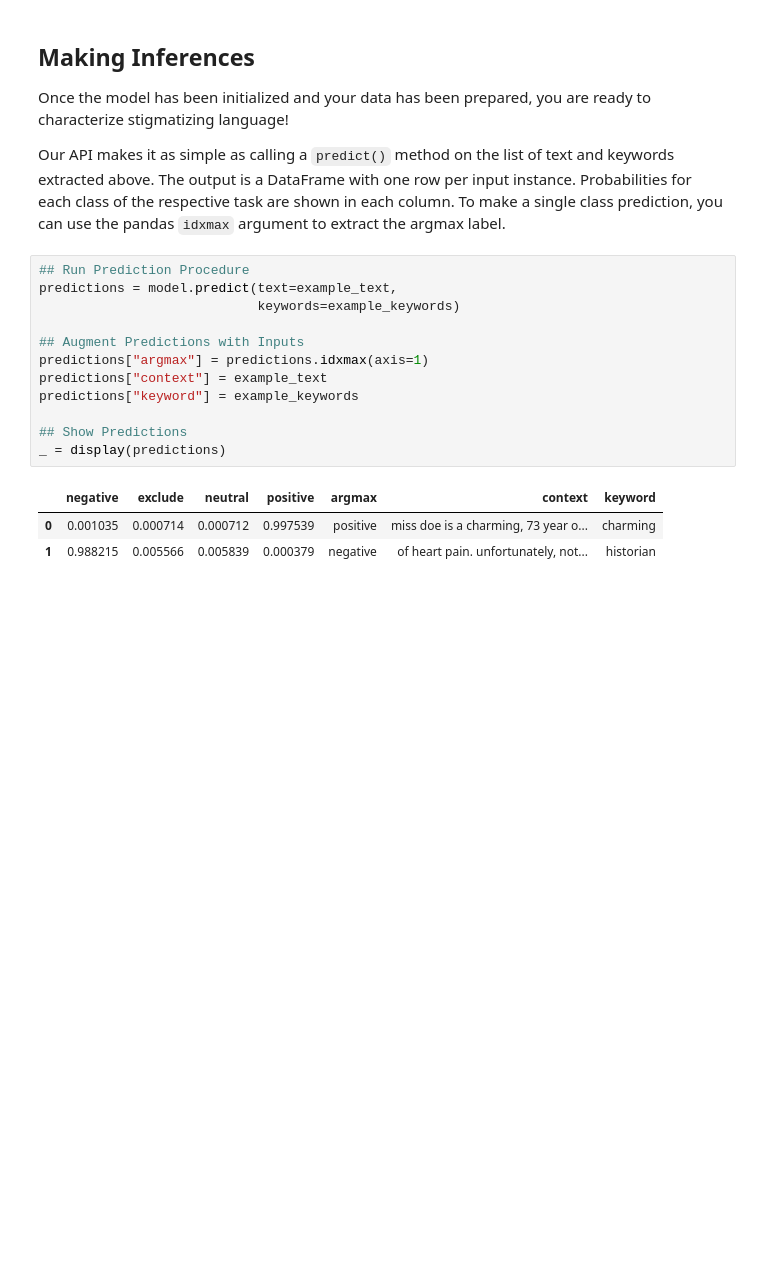
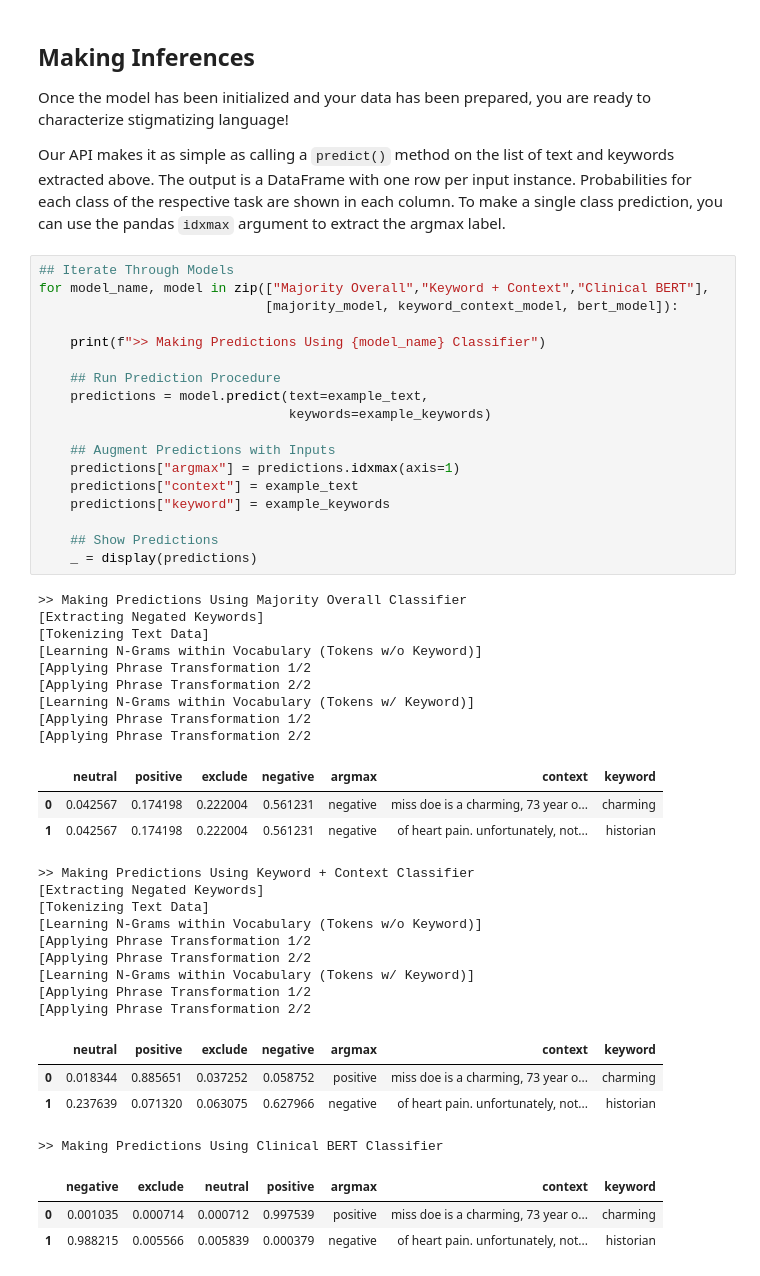
Before and after one commit to kharrigian/ehr-stigma, a Jupyter notebook: notebooks/api.demo.ipynb, the cells around one changed output. Cells and saved outputs as stored; diff of their text form; blank space fills up the shorter version.

Commit message:
Stash additional progress (including inclusion of baseline models)

```diff
--- a/notebooks/api.demo.ipynb
+++ b/notebooks/api.demo.ipynb
@@ -226,21 +238,52 @@ Once the model has been initialized and your data has been prepared, you are rea
 
 Our API makes it as simple as calling a `predict()` method on the list of text and keywords extracted above. The output is a DataFrame with one row per input instance. Probabilities for each class of the respective task are shown in each column. To make a single class prediction, you can use the pandas `idxmax` argument to extract the argmax label.
 # %%
-## Run Prediction Procedure
-predictions = model.predict(text=example_text,
-                            keywords=example_keywords)
+## Iterate Through Models
+for model_name, model in zip(["Majority Overall","Keyword + Context","Clinical BERT"],
+                             [majority_model, keyword_context_model, bert_model]):
 
-## Augment Predictions with Inputs
-predictions["argmax"] = predictions.idxmax(axis=1)
-predictions["context"] = example_text
-predictions["keyword"] = example_keywords
+    print(f">> Making Predictions Using {model_name} Classifier")
 
-## Show Predictions
-_ = display(predictions)
+    ## Run Prediction Procedure
+    predictions = model.predict(text=example_text,
+                                keywords=example_keywords)
+
+    ## Augment Predictions with Inputs
+    predictions["argmax"] = predictions.idxmax(axis=1)
+    predictions["context"] = example_text
+    predictions["keyword"] = example_keywords
+
+    ## Show Predictions
+    _ = display(predictions)
 # %% [output]
+>> Making Predictions Using Majority Overall Classifier
+[Extracting Negated Keywords]
+[Tokenizing Text Data]
+[Learning N-Grams within Vocabulary (Tokens w/o Keyword)]
+[Applying Phrase Transformation 1/2
+[Applying Phrase Transformation 2/2
+[Learning N-Grams within Vocabulary (Tokens w/ Keyword)]
+[Applying Phrase Transformation 1/2
+[Applying Phrase Transformation 2/2
-|  | negative | exclude | neutral | positive | argmax | context | keyword |
-| 0 | 0.001035 | 0.000714 | 0.000712 | 0.997539 | positive | miss doe is a charming, 73 year o... | charming |
-| 1 | 0.988215 | 0.005566 | 0.005839 | 0.000379 | negative | of heart pain. unfortunately, not... | historian |
+|  | neutral | positive | exclude | negative | argmax | context | keyword |
+| 0 | 0.042567 | 0.174198 | 0.222004 | 0.561231 | negative | miss doe is a charming, 73 year o... | charming |
+| 1 | 0.042567 | 0.174198 | 0.222004 | 0.561231 | negative | of heart pain. unfortunately, not... | historian |
+>> Making Predictions Using Keyword + Context Classifier
+[Extracting Negated Keywords]
+[Tokenizing Text Data]
+[Learning N-Grams within Vocabulary (Tokens w/o Keyword)]
+[Applying Phrase Transformation 1/2
+[Applying Phrase Transformation 2/2
+[Learning N-Grams within Vocabulary (Tokens w/ Keyword)]
+[Applying Phrase Transformation 1/2
+[Applying Phrase Transformation 2/2
+|  | neutral | positive | exclude | negative | argmax | context | keyword |
+| 0 | 0.018344 | 0.885651 | 0.037252 | 0.058752 | positive | miss doe is a charming, 73 year o... | charming |
+| 1 | 0.237639 | 0.071320 | 0.063075 | 0.627966 | negative | of heart pain. unfortunately, not... | historian |
+>> Making Predictions Using Clinical BERT Classifier
+|  | negative | exclude | neutral | positive | argmax | context | keyword |
+| 0 | 0.001035 | 0.000714 | 0.000712 | 0.997539 | positive | miss doe is a charming, 73 year o... | charming |
+| 1 | 0.988215 | 0.005566 | 0.005839 | 0.000379 | negative | of heart pain. unfortunately, not... | historian |
 # %% [markdown]
 ## Concluding Thoughts
 
```
Also changed, not shown: parts of 9 cells of this notebook, 28 other files.
